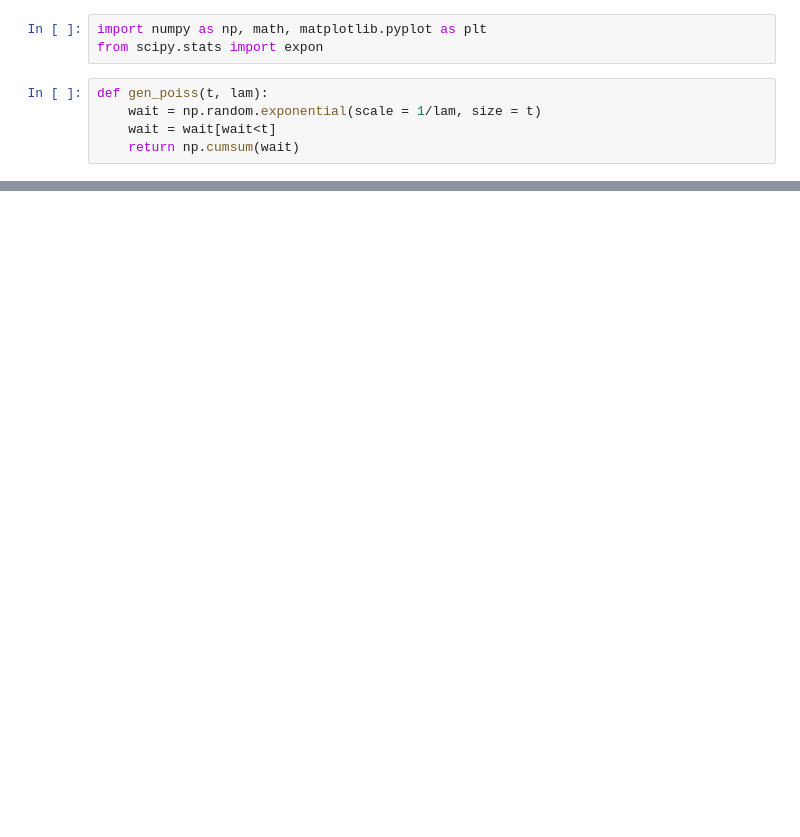
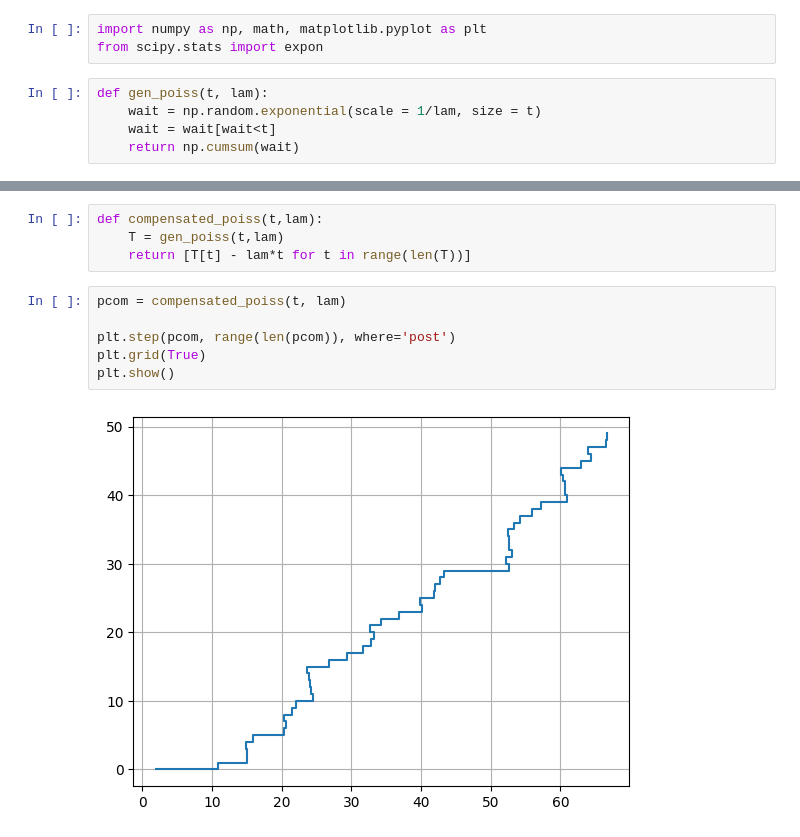
Before and after one commit to MariaNowacka/4-semestr, a Jupyter notebook: symulacje/Nowacka_Lista5.ipynb, the cells around one changed output, grey strips where cells are left out. Drawn from its saved outputs; the diff is of its cells as text; blank space fills up the shorter version.

```diff
--- a/symulacje/Nowacka_Lista5.ipynb
+++ b/symulacje/Nowacka_Lista5.ipynb
@@ -28,0 +42,12 @@ plt.plot(x,expon.pdf(x, loc = lam, scale = ))
+# %%
+def compensated_poiss(t,lam):
+    T = gen_poiss(t,lam)
+    return [T[t] - lam*t for t in range(len(T))]
+# %%
+pcom = compensated_poiss(t, lam)
+
+plt.step(pcom, range(len(pcom)), where='post')
+plt.grid(True)
+plt.show()
+# %% [output]
+[figure, added]
```
Also changed, not shown: parts of 5 cells of this notebook.
